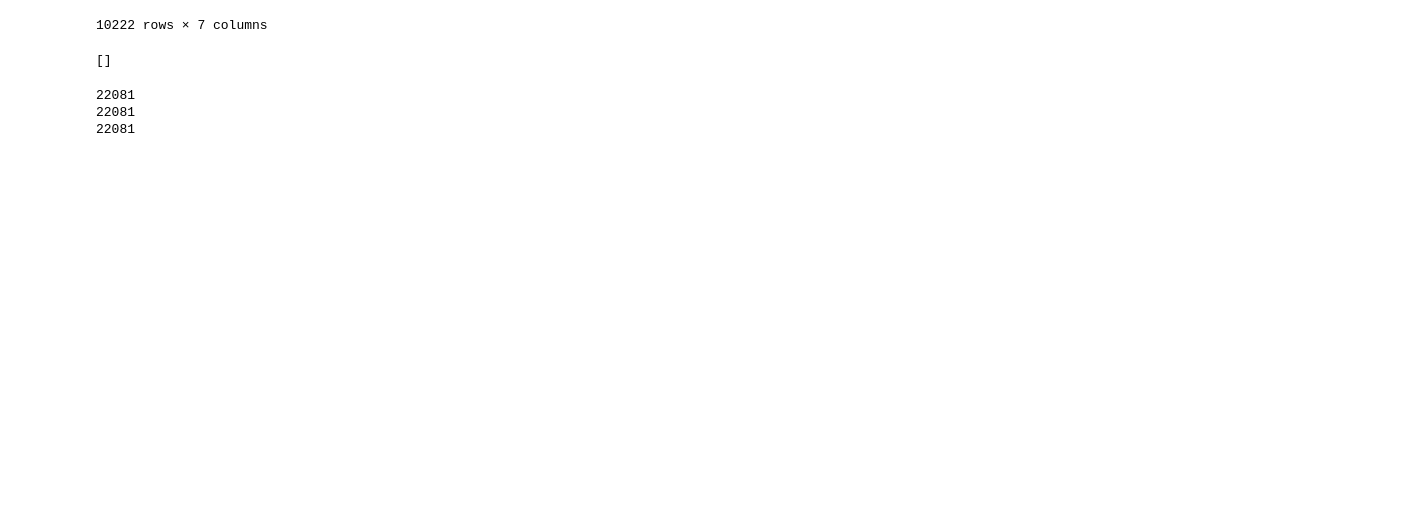
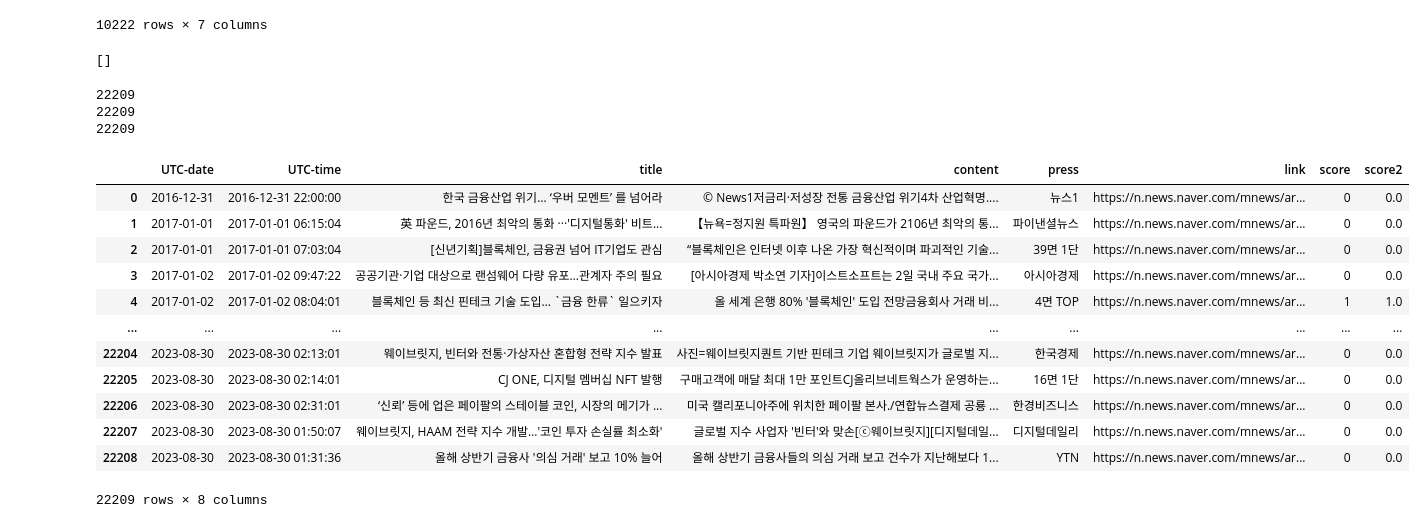
Before and after one commit to boyu571/LLM_based_investment_research, a Jupyter notebook: date_1018.ipynb, the cells around one changed output. Saved outputs shown, nothing was run; the diff lists cells and outputs as text; code cells hidden in the pictures; blank space fills up the shorter version.

```diff
--- a/date_1018.ipynb
+++ b/date_1018.ipynb
@@ -9,7 +9,7 @@ from tqdm import tqdm
 import os
 import matplotlib.pyplot as plt
 # %%
-df1 = pd.read_csv(r'C:\Users\boyu571\boyu571_Github\01_Kakaobank_SKKU_Research_23\data\sentiment_score\sentiment_scoring_result1_prompt_ver1.csv', engine='python')
-df2 = pd.read_csv(r'C:\Users\boyu571\boyu571_Github\01_Kakaobank_SKKU_Research_23\data\sentiment_score\result2_10300.csv', engine='python')
-df3 = pd.read_csv(r'C:\Users\boyu571\boyu571_Github\01_Kakaobank_SKKU_Research_23\data\sentiment_score\result2_22208.csv', engine='python')
-df4 = pd.read_csv(r'C:\Users\boyu571\boyu571_Github\01_Kakaobank_SKKU_Research_23\data\sentiment_score\sentiment_scoring_result3_prompt_ver1.csv', engine='python')
+df1 = pd.read_csv(r'C:\Users\boyu571\boyu571_Github\01_Kakaobank_SKKU_Research_23\data\sentiment_score\sentiment_scoring_result1_prompt_ver1.csv', lineterminator='\n')
+df2 = pd.read_csv(r'C:\Users\boyu571\boyu571_Github\01_Kakaobank_SKKU_Research_23\data\sentiment_score\result2_10300.csv', lineterminator='\n')
+df3 = pd.read_csv(r'C:\Users\boyu571\boyu571_Github\01_Kakaobank_SKKU_Research_23\data\sentiment_score\result2_22208.csv', lineterminator='\n')
+df4 = pd.read_csv(r'C:\Users\boyu571\boyu571_Github\01_Kakaobank_SKKU_Research_23\data\sentiment_score\sentiment_scoring_result3_prompt_ver1.csv', lineterminator='\n')
@@ -130,14 +138,73 @@ rows_with_missing_values
 # %% [output]
 []
 # %%
-df_full = df1_combined
-df_title = pd.concat([df2_combined, df3_combined])
-df_content = df4_combined
+df_full = df1
+df_title = pd.concat([df2, df3])
+df_content = df4
 print(len(df_full))
 print(len(df_title))
 print(len(df_content))
 # %% [output]
-22081
-22081
-22081
+22209
+22209
+22209
+# %%
+import pandas as pd
+import re
+
+def process_score(input_df):
+    df = input_df.copy()  # 입력 DataFrame 복사하여 새로운 DataFrame 생성
+
+    # 'score_title' 열을 float으로 변환하여 'score_title2' 열에 추가
+    def convert_to_float(value):
+        try:
+            return float(value)
+        except ValueError:
+            return None
+
+    df['score2'] = df['score'].apply(convert_to_float)
+
+    # score_title2 열이 비어있는 행을 처리하여 값을 추출하여 채우기
+    def fill_empty_score_title2(row):
+        if pd.isna(row['score2']):
+            # 문자열이 '\n'으로 이루어져 있는 경우 평균을 구함
+            if '\n' in str(row['score']):
+                if '컨퍼런스 개최 예정\n\n' in str(row['score']):
+                    return float(0)
+                else :
+                    lines = row['score'].split("\n")
+                    numbers = [float(line.split()[-1]) for line in lines]
+                    average = sum(numbers) / len(numbers)
+                    return average
+
+            # 그렇지 않은 경우에는 원래대로 숫자를 추출
+            else:
+                numeric_values = re.findall(r'[-+]?\d*\.\d+|\d+', str(row['score']))
+                if numeric_values:
+                    numeric_value = float(numeric_values[0])
+                    if -1 <= numeric_value <= 1:
+                        return numeric_value
+        return row['score2']
+
+    df['score2'] = df.apply(fill_empty_score_title2, axis=1)
+
+    return df
+
+# 함수를 호출하여 결과 확인
+processed_df_full = process_score(df_full)
+processed_df_full
+# %% [output]
+|  | UTC-date | UTC-time | title | content | press | link | score | score2 |
+| 0 | 2016-12-31 | 2016-12-31 22:00:00 | 한국 금융산업 위기… ‘우버 모멘트’ 를 넘어라 | © News1저금리·저성장 전통 금융산업 위기4차 산업혁명.... | 뉴스1 | https://n.news.naver.com/mnews/ar... | 0 | 0.0 |
+| 1 | 2017-01-01 | 2017-01-01 06:15:04 | 英 파운드, 2016년 최악의 통화 ···'디지털통화' 비트... | 【뉴욕=정지원 특파원】 영국의 파운드가 2106년 최악의 통... | 파이낸셜뉴스 | https://n.news.naver.com/mnews/ar... | 0 | 0.0 |
+| 2 | 2017-01-01 | 2017-01-01 07:03:04 | [신년기획]블록체인, 금융권 넘어 IT기업도 관심 | “블록체인은 인터넷 이후 나온 가장 혁신적이며 파괴적인 기술... | 39면 1단 | https://n.news.naver.com/mnews/ar... | 0 | 0.0 |
+| 3 | 2017-01-02 | 2017-01-02 09:47:22 | 공공기관·기업 대상으로 랜섬웨어 다량 유포…관계자 주의 필요 | [아시아경제 박소연 기자]이스트소프트는 2일 국내 주요 국가... | 아시아경제 | https://n.news.naver.com/mnews/ar... | 0 | 0.0 |
+| 4 | 2017-01-02 | 2017-01-02 08:04:01 | 블록체인 등 최신 핀테크 기술 도입… `금융 한류` 일으키자 | 올 세계 은행 80% '블록체인' 도입 전망금융회사 거래 비... | 4면 TOP | https://n.news.naver.com/mnews/ar... | 1 | 1.0 |
+| ... | ... | ... | ... | ... | ... | ... | ... | ... |
+| 22204 | 2023-08-30 | 2023-08-30 02:13:01 | 웨이브릿지, 빈터와 전통·가상자산 혼합형 전략 지수 발표 | 사진=웨이브릿지퀀트 기반 핀테크 기업 웨이브릿지가 글로벌 지... | 한국경제 | https://n.news.naver.com/mnews/ar... | 0 | 0.0 |
+| 22205 | 2023-08-30 | 2023-08-30 02:14:01 | CJ ONE, 디지털 멤버십 NFT 발행 | 구매고객에 매달 최대 1만 포인트CJ올리브네트웍스가 운영하는... | 16면 1단 | https://n.news.naver.com/mnews/ar... | 0 | 0.0 |
+| 22206 | 2023-08-30 | 2023-08-30 02:31:01 | ‘신뢰’ 등에 업은 페이팔의 스테이블 코인, 시장의 메기가 ... | 미국 캘리포니아주에 위치한 페이팔 본사./연합뉴스결제 공룡 ... | 한경비즈니스 | https://n.news.naver.com/mnews/ar... | 0 | 0.0 |
+| 22207 | 2023-08-30 | 2023-08-30 01:50:07 | 웨이브릿지, HAAM 전략 지수 개발…'코인 투자 손실률 최소화' | 글로벌 지수 사업자 '빈터'와 맞손[ⓒ웨이브릿지][디지털데일... | 디지털데일리 | https://n.news.naver.com/mnews/ar... | 0 | 0.0 |
+| 22208 | 2023-08-30 | 2023-08-30 01:31:36 | 올해 상반기 금융사 '의심 거래' 보고 10% 늘어 | 올해 상반기 금융사들의 의심 거래 보고 건수가 지난해보다 1... | YTN | https://n.news.naver.com/mnews/ar... | 0 | 0.0 |
+22209 rows × 8 columns
 # %%
```
Also changed, not shown: parts of 18 cells of this notebook.
